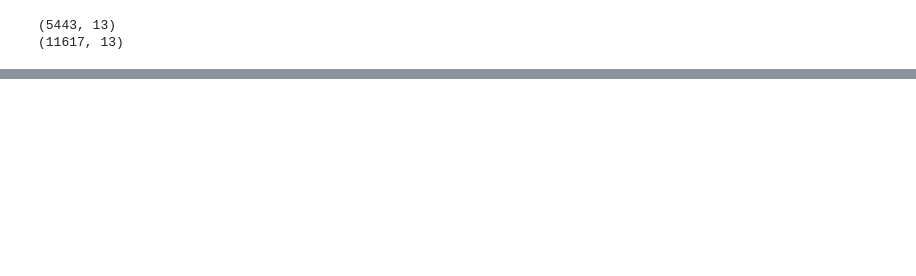
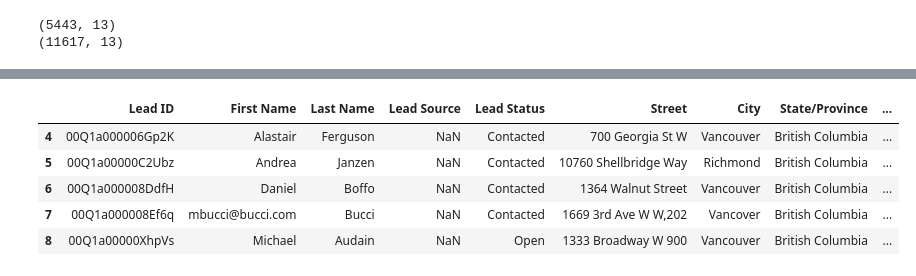
Before and after one commit to rajachak/DSI-Project5, a Jupyter notebook: 03 Get Leads Addresses.ipynb, the cells around one changed output, grey strips where cells are left out. Drawn from its saved outputs; the diff is of its cells as text; code cells hidden in the pictures; blank space fills up the shorter version.

```diff
--- a/03 Get Leads Addresses.ipynb
+++ b/03 Get Leads Addresses.ipynb
@@ -199,0 +182,18 @@ df2[df2.Street=='S Ulster St nan']
+# %%
+df = pd.read_csv('final_leads.csv')
+# %%
+df['ts_response'] = np.nan
+df['mobility_score'] = np.nan
+df['carshare'] = np.nan
+df['bikeshare'] = np.nan
+df['ridehailing'] = np.nan
+df['masstransit'] = np.nan
+# %%
+df.head()
+# %% [output]
+|  | Lead ID | First Name | Last Name | Lead Source | Lead Status | Street | City | State/Province | ... |
+| 4 | 00Q1a000006Gp2K | Alastair | Ferguson | NaN | Contacted | 700 Georgia St W | Vancouver | British Columbia | ... |
+| 5 | 00Q1a00000C2Ubz | Andrea | Janzen | NaN | Contacted | 10760 Shellbridge Way | Richmond | British Columbia | ... |
+| 6 | 00Q1a000008DdfH | Daniel | Boffo | NaN | Contacted | 1364 Walnut Street | Vancouver | British Columbia | ... |
+| 7 | 00Q1a000008Ef6q | mbucci@bucci.com | Bucci | NaN | Contacted | 1669 3rd Ave W W,202 | Vancover | British Columbia | ... |
+| 8 | 00Q1a00000XhpVs | Michael | Audain | NaN | Open | 1333 Broadway W 900 | Vancouver | British Columbia | ... |
```
Also changed, not shown: parts of 12 cells of this notebook, 7 other files.
